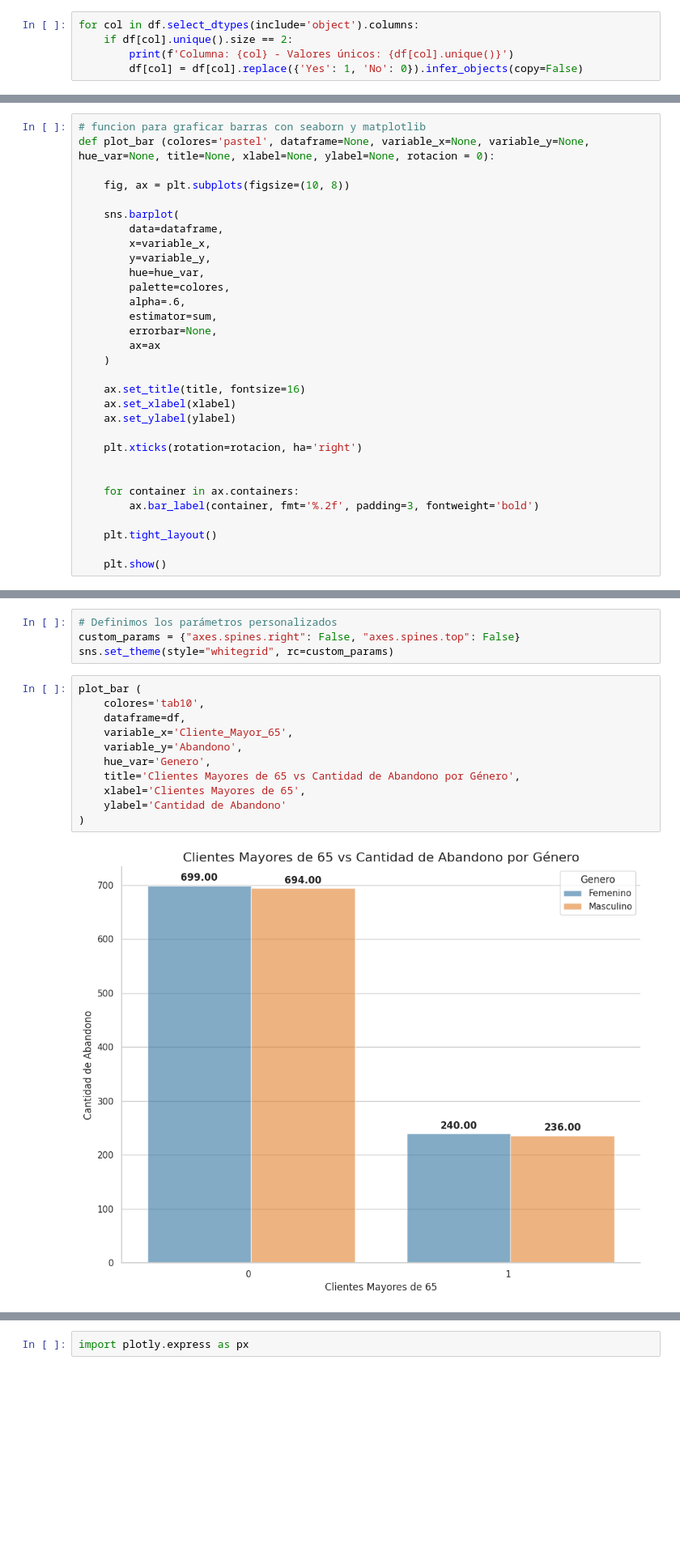
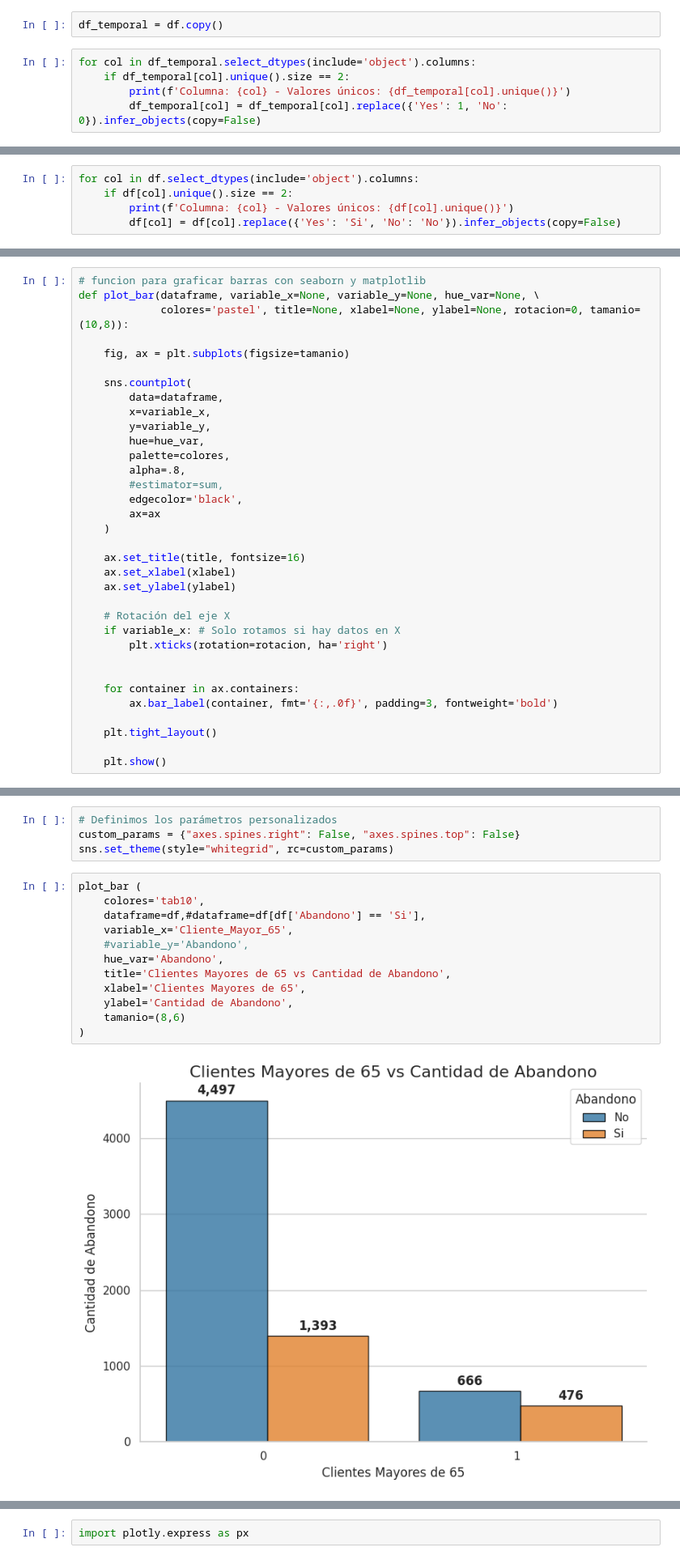
Before and after one commit to Ayelen95/Chagenge-Telecom-2026, a Jupyter notebook: TelecomX_LATAM.ipynb, the cells around one changed output, grey strips where cells are left out. Shown at 81% size. Drawn from its saved outputs; the diff is of its cells as text; blank space fills up the shorter version.

```diff
--- a/TelecomX_LATAM.ipynb
+++ b/TelecomX_LATAM.ipynb
@@ -479,8 +457,10 @@ Index(['ID_Cliente', 'Abandono', 'Genero', 'Cliente_Mayor_65', 'Pareja',
+# %%
+df_temporal = df.copy()
 # %%
-for col in df.select_dtypes(include='object').columns:
-    if df[col].unique().size == 2:
-        print(f'Columna: {col} - Valores únicos: {df[col].unique()}')
-        df[col] = df[col].replace({'Yes': 1, 'No': 0}).infer_objects(copy=False)
+for col in df_temporal.select_dtypes(include='object').columns:
+    if df_temporal[col].unique().size == 2:
+        print(f'Columna: {col} - Valores únicos: {df_temporal[col].unique()}')
+        df_temporal[col] = df_temporal[col].replace({'Yes': 1, 'No': 0}).infer_objects(copy=False)
 # %% [output]
 Columna: Abandono - Valores únicos: ['No' 'Yes']
 Columna: Genero - Valores únicos: ['Female' 'Male']
@@ -526,0 +487,5 @@ array(['DSL', 'Fiber optic', 'No'], dtype=object)
+# %%
+for col in df.select_dtypes(include='object').columns:
+    if df[col].unique().size == 2:
+        print(f'Columna: {col} - Valores únicos: {df[col].unique()}')
+        df[col] = df[col].replace({'Yes': 'Si', 'No': 'No'}).infer_objects(copy=False)
@@ -698,18 +644,19 @@ plt.show()
 # %%
 # funcion para graficar barras con seaborn y matplotlib
-def plot_bar (colores='pastel', dataframe=None, variable_x=None, variable_y=None, hue_var=None, title=None, xlabel=None, ylabel=None, rotacion = 0):
+def plot_bar(dataframe, variable_x=None, variable_y=None, hue_var=None, \
+             colores='pastel', title=None, xlabel=None, ylabel=None, rotacion=0, tamanio=(10,8)):
 
-    fig, ax = plt.subplots(figsize=(10, 8))
+    fig, ax = plt.subplots(figsize=tamanio)
 
-    sns.barplot(
+    sns.countplot(
         data=dataframe,
         x=variable_x,
         y=variable_y,
         hue=hue_var,
         palette=colores,
-        alpha=.6,
-        estimator=sum,
-        errorbar=None,
+        alpha=.8,
+        #estimator=sum,
+        edgecolor='black',
         ax=ax
     )
 
@@ -717,11 +664,13 @@ def plot_bar (colores='pastel', dataframe=None, variable_x=None, variable_y=None
     ax.set_xlabel(xlabel)
     ax.set_ylabel(ylabel)
 
-    plt.xticks(rotation=rotacion, ha='right')
+    # Rotación del eje X
+    if variable_x: # Solo rotamos si hay datos en X
+        plt.xticks(rotation=rotacion, ha='right')
 
 
     for container in ax.containers:
-        ax.bar_label(container, fmt='%.2f', padding=3, fontweight='bold')
+        ax.bar_label(container, fmt='{:,.0f}', padding=3, fontweight='bold')
 
     plt.tight_layout()
 
@@ -746,13 +708,14 @@ sns.set_theme(style="whitegrid", rc=custom_params)
 # %%
 plot_bar (
     colores='tab10',
-    dataframe=df,
+    dataframe=df,#dataframe=df[df['Abandono'] == 'Si'],
     variable_x='Cliente_Mayor_65',
-    variable_y='Abandono',
-    hue_var='Genero',
-    title='Clientes Mayores de 65 vs Cantidad de Abandono por Género',
+    #variable_y='Abandono',
+    hue_var='Abandono',
+    title='Clientes Mayores de 65 vs Cantidad de Abandono',
     xlabel='Clientes Mayores de 65',
-    ylabel='Cantidad de Abandono'
+    ylabel='Cantidad de Abandono',
+    tamanio=(8,6)
 )
 # %% [output]
-[figure, old version]
+[figure, new version]
```
Also changed, not shown: parts of 67 cells of this notebook, 1 other file.
